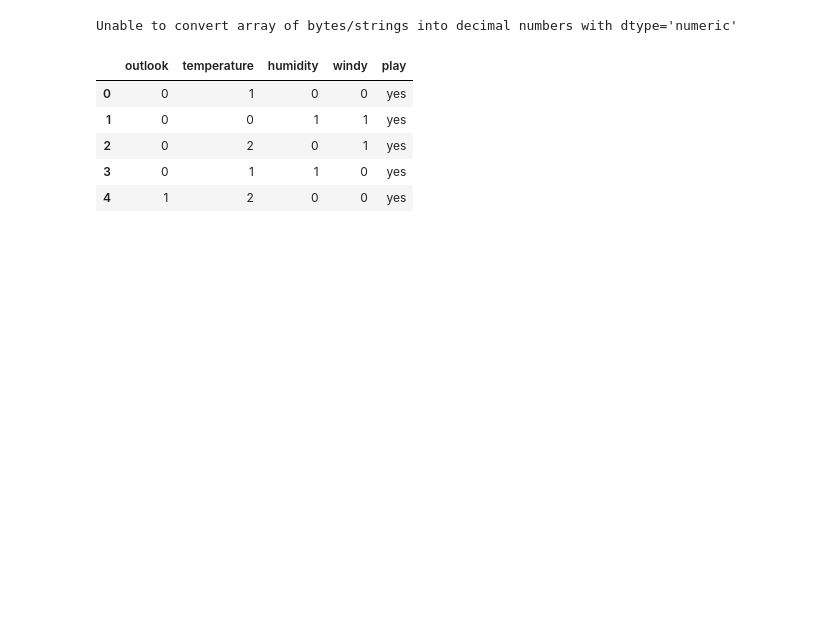
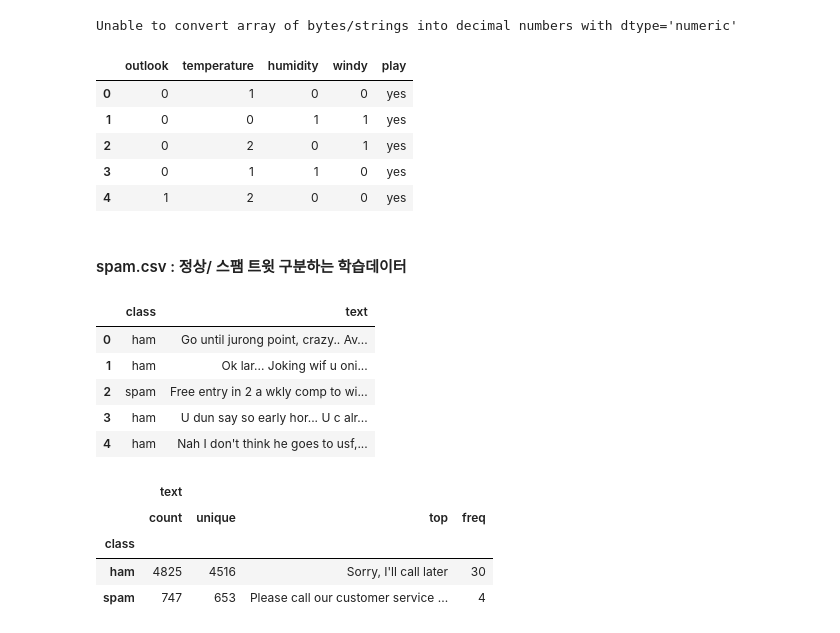
Before and after one commit to Soeui-lee/04.Colab, a Jupyter notebook: 연습/01.03.naive.ipynb, the cells around one changed output. Saved outputs shown, nothing was run; the diff lists cells and outputs as text; code cells hidden in the pictures; blank space fills up the shorter version.

```diff
--- a/연습/01.03.naive.ipynb
+++ b/연습/01.03.naive.ipynb
@@ -300,3 +298,5 @@ data.head()
 | 2 | 0 | 2 | 0 | 1 | yes |
 | 3 | 0 | 1 | 1 | 0 | yes |
 | 4 | 1 | 2 | 0 | 0 | yes |
+# %% [markdown]
+#### spam.csv : 정상/ 스팸 트윗 구분하는 학습데이터
@@ -302,0 +323,20 @@ data.head()
+# %%
+url = "https://raw.githubusercontent.com/AndersonJo/text-classification-tutorial/master/spam.csv"
+data = pd.read_csv(url, encoding='latin-1', usecols=(0, 1), names=('class', 'text'), skiprows=1)
+display(data.head())
+display(data.groupby('class').describe())
+
+# latin-1 : 아스키 코드 남는 부분에 인코딩
+# display  -> df 출력 옵션 / 왜 굳이??
+# %% [output]
+|  | class | text |
+| 0 | ham | Go until jurong point, crazy.. Av... |
+| 1 | ham | Ok lar... Joking wif u oni... |
+| 2 | spam | Free entry in 2 a wkly comp to wi... |
+| 3 | ham | U dun say so early hor... U c alr... |
+| 4 | ham | Nah I don't think he goes to usf,... |
+|  | text |  |  |  |
+|  | count | unique | top | freq |
+| class |  |  |  |  |
+| ham | 4825 | 4516 | Sorry, I'll call later | 30 |
+| spam | 747 | 653 | Please call our customer service ... | 4 |
```
Also changed, not shown: parts of 15 cells of this notebook.
